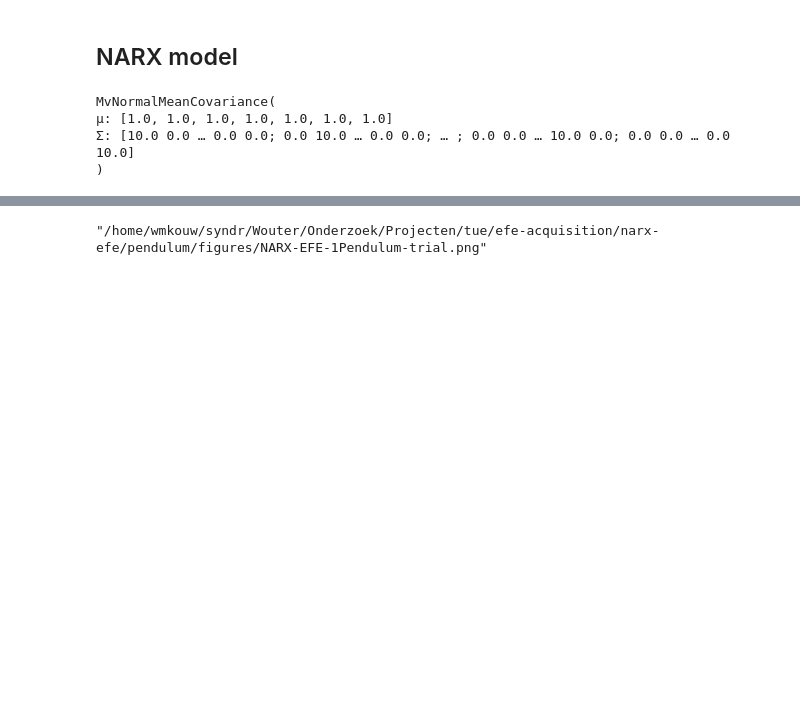
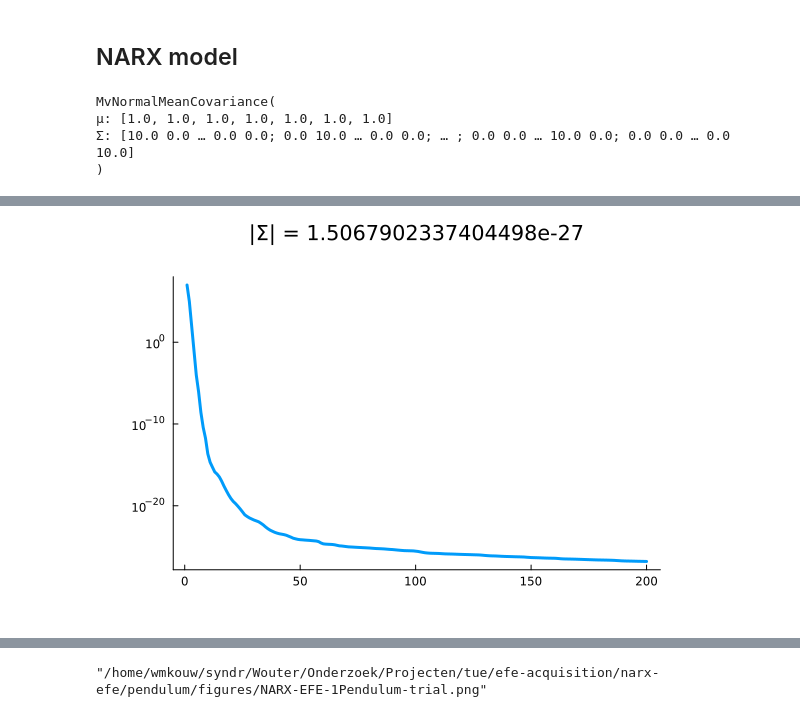
Before and after one commit to wmkouw/narx-efe, a Jupyter notebook: pendulum/NARX-EFE SPendulum.ipynb, the cells around one changed output, grey strips where cells are left out. Saved outputs shown, nothing was run; the diff lists cells and outputs as text; code cells hidden in the pictures; blank space fills up the shorter version.

```diff
--- a/pendulum/NARX-EFE SPendulum.ipynb
+++ b/pendulum/NARX-EFE SPendulum.ipynb
@@ -140,0 +183,6 @@ LoadError: BoundsError: attempt to access 300×1 Matrix{Float64} at index [2:300
+# %%
+final_Sθ = det(cov(pθ[end]))
+tSθ = [det(cov(pθ[k])) for k in 1:N]
+plot(tSθ, title="|Σ| = $final_Sθ", yscale=:log10)
+# %% [output]
+[figure, added]
```
Also changed, not shown: parts of 27 cells of this notebook, 6 other files.
